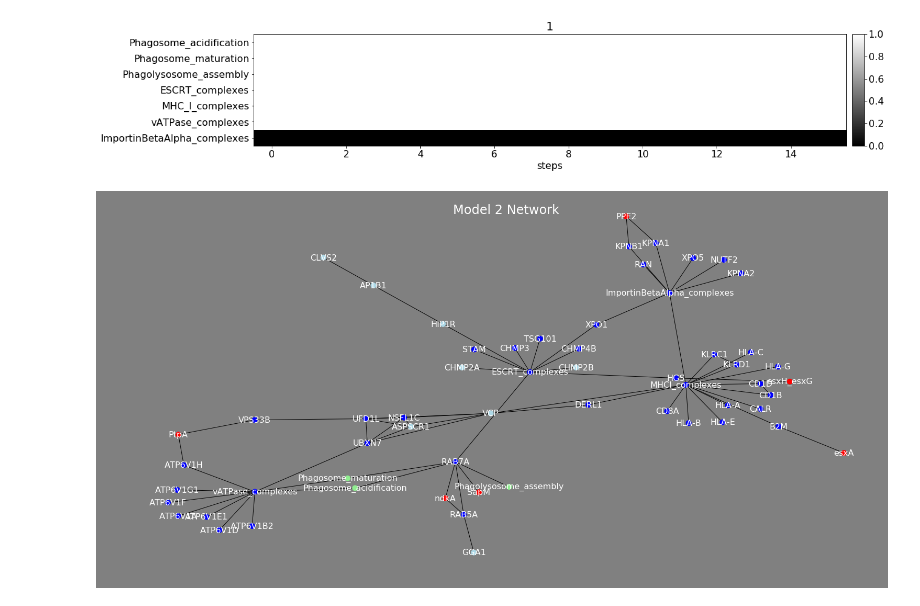
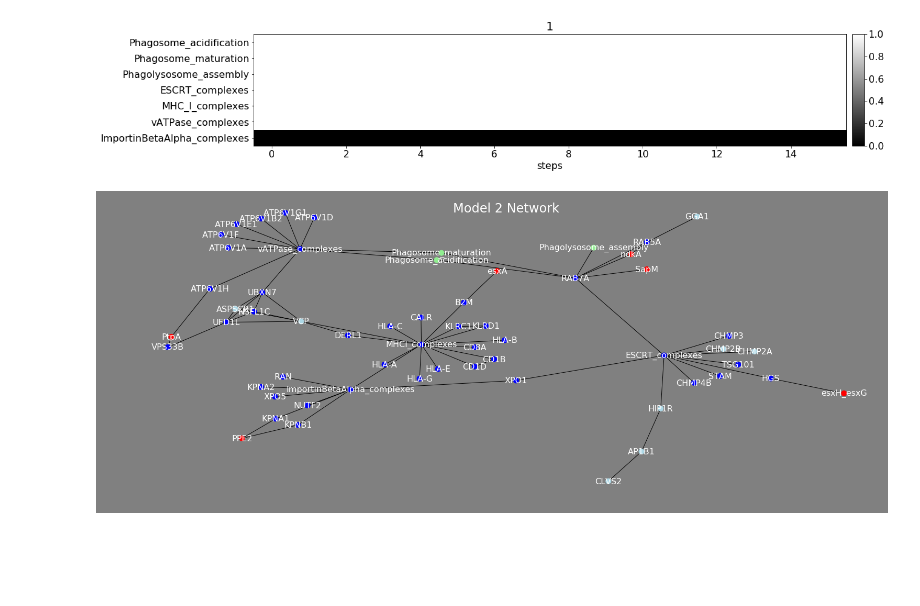
Before and after one commit to charlies-b/rp1, a Jupyter notebook: model-2.ipynb, the cells around one changed output. Saved outputs shown, nothing was run; the diff lists cells and outputs as text; code cells hidden in the pictures; blank space fills up the shorter version.

```diff
--- a/model-2.ipynb
+++ b/model-2.ipynb
@@ -88,9 +88,10 @@ for complex in complexes:
 # %%
 draw.draw_edgelists('model2and3-edgelist.csv',
                     add_mtb='mtb-edgelist.csv',
                     add_process='process-edgelist-2.csv',
                     highlight=hit,
-                    title='Model 2 Network'
+                    title='Model 2 Network',
+                    h=8
               )
 # %% [output]
-[figure, old version]
+[figure, new version]
```
Also changed, not shown: parts of 3 cells of this notebook, 2 other files.
